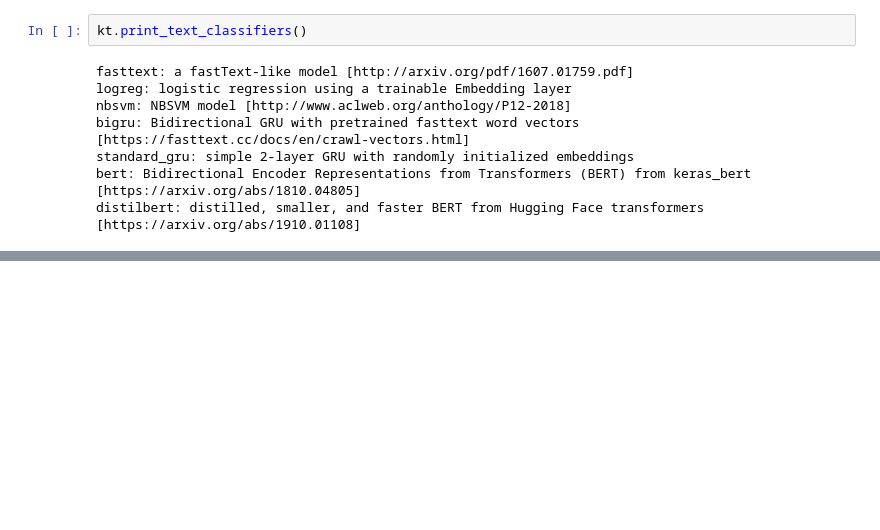
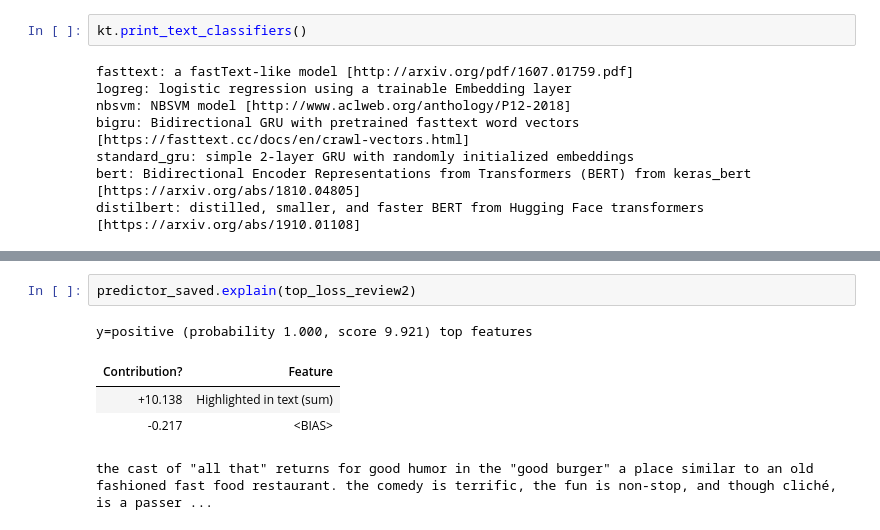
Before and after one commit to AlexSischin/JupyterTests310, a Jupyter notebook: BERT (IMDB).ipynb, the cells around one changed output, grey strips where cells are left out. Cells and saved outputs as stored; diff of their text form; blank space fills up the shorter version.

```diff
--- a/BERT (IMDB).ipynb
+++ b/BERT (IMDB).ipynb
@@ -115,0 +234,8 @@ ValueError: Please call lr_find first.
+# %%
+predictor_saved.explain(top_loss_review2)
+# %% [output]
+y=positive (probability 1.000, score 9.921) top features
+| Contribution? | Feature |
+| +10.138 | Highlighted in text (sum) |
+| -0.217 | <BIAS> |
+the cast of "all that" returns for good humor in the "good burger" a place similar to an old fashioned fast food restaurant. the comedy is terrific, the fun is non-stop, and though cliché, is a passer ...
```
Also changed, not shown: parts of 19 cells of this notebook, 1 other file.
